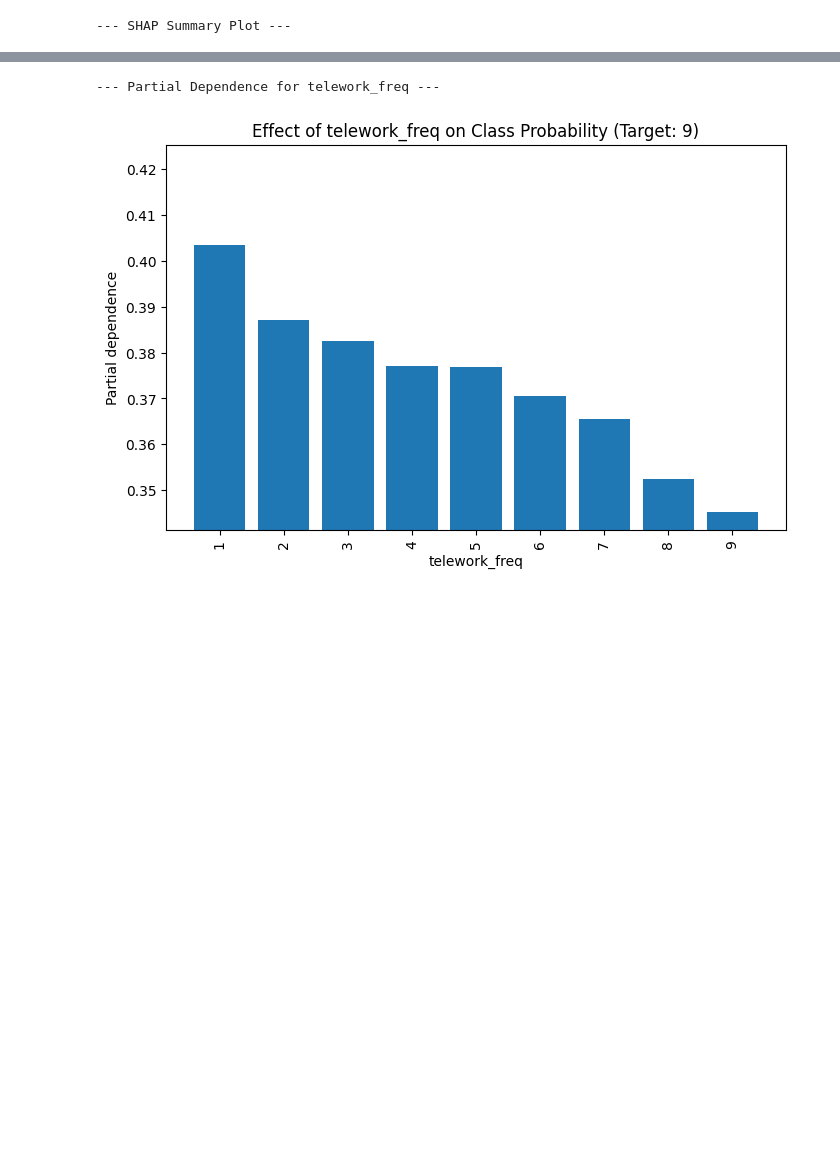
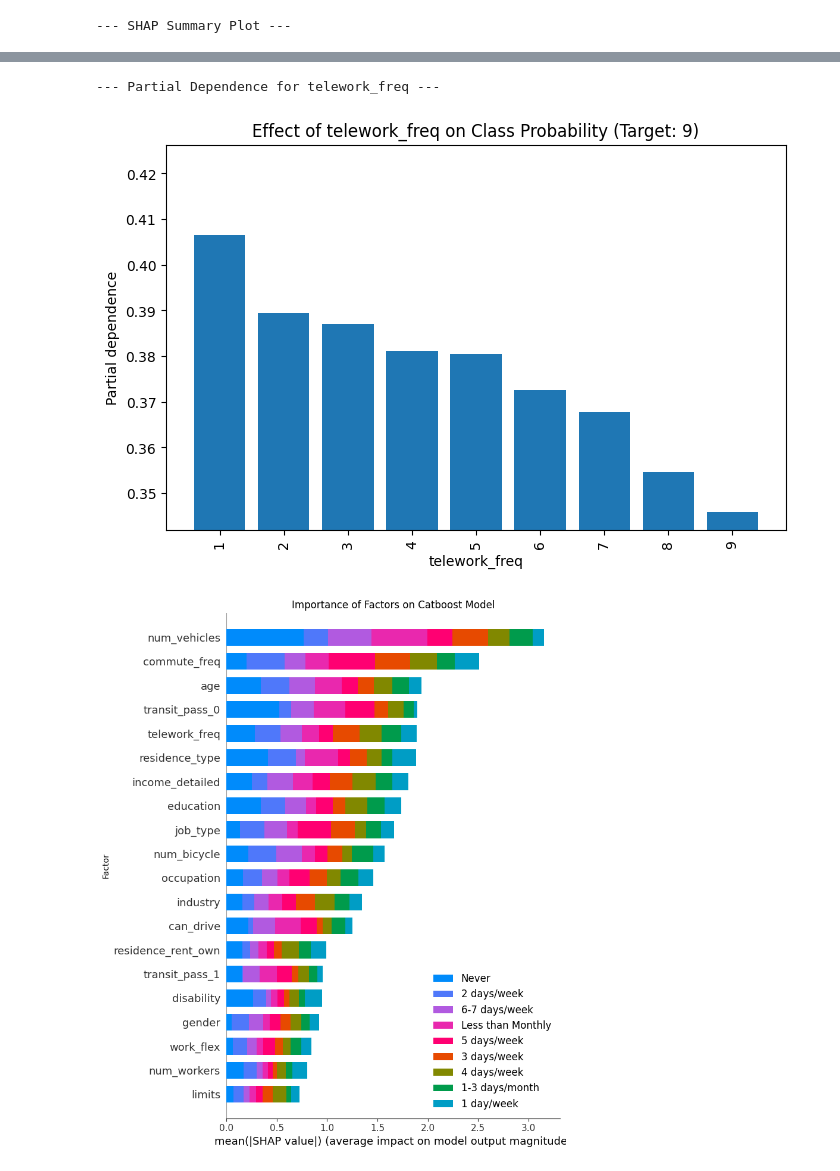
Before and after one commit to VarsanJ/Cities-in-Motion-2026, a Jupyter notebook: CatBoostModel.ipynb, the cells around one changed output, grey strips where cells are left out. Drawn from its saved outputs; the diff is of its cells as text; code cells hidden in the pictures; blank space fills up the shorter version.

Commit message:
Updated graphs

```diff
--- a/CatBoostModel.ipynb
+++ b/CatBoostModel.ipynb
@@ -17,6 +17,17 @@ fileImport = pd.read_csv("CMAP_NeededVariables.csv")
 # Define The Dependent and Independent Variable so far
 dependent_var = 'transit_freq'
 independent_var = 'telework_freq'
+dependent_labels = [
+    "6-7 days/week",
+    "5 days/week",
+    "4 days/week",
+    "3 days/week",
+    "2 days/week",
+    "1 day/week",
+    "1-3 days/month",
+    "Less than Monthly",
+    "Never"
+]
 
 # Handle Special Code Cases in a copy
 fileImport_cleaned = fileImport.copy()
@@ -40,13 +51,13 @@ cat_features = X.select_dtypes(include=['object', 'category']).columns.tolist()
 
 # Create Classification Model
 model = CatBoostClassifier(
-    iterations=1500, #
+    iterations=2000, #
     learning_rate=0.05, #
     depth=6, #
     loss_function='MultiClass', # Use MultiClass for categorical frequency levels
     random_seed=42,
     nan_mode='Min', #
-    verbose=True # Print outputs
+    verbose=200 # Print outputs
 )
 
 # Model Training
@@ -68,13 +79,10 @@ explainer = shap.TreeExplainer(model)
 shap_values = explainer.shap_values(X)
 shap.summary_plot(shap_values, X)
 
-# Partial Dependence Plot
+# Partial Dependence Plot For telework_freq
 print(f"\n--- Partial Dependence for {independent_var} ---")
-
 fig, ax = plt.subplots(figsize=(8, 5))
-
 most_frequent_class = y.mode()[0]
-
 PartialDependenceDisplay.from_estimator(
     model,
     X,
@@ -87,4 +95,13 @@ PartialDependenceDisplay.from_estimator(
 plt.title(f'Effect of {independent_var} on Class Probability (Target: {most_frequent_class})')
 plt.xticks(range(1, 10))
 plt.show()
+
+# SHAP Value Bar Plot
+explainer = shap.TreeExplainer(model)
+shap_values = explainer.shap_values(X)
+plt.figure(figsize=(10, 10))
+plt.title("Importance of Factors on Catboost Model")
+plt.ylabel("Factor")
+plt.xlabel("Mean (|SHAP VALUE|)")
+shap.summary_plot(shap_values, X, plot_type="bar", class_names=dependent_labels)
 # %% [output]
@@ -111,2 +124,3 @@ plt.show()
 --- Partial Dependence for telework_freq ---
-[figure, old version]
+[figure, new version]
+[figure, added]
```
Also changed, not shown: parts of 1 cell of this notebook.
